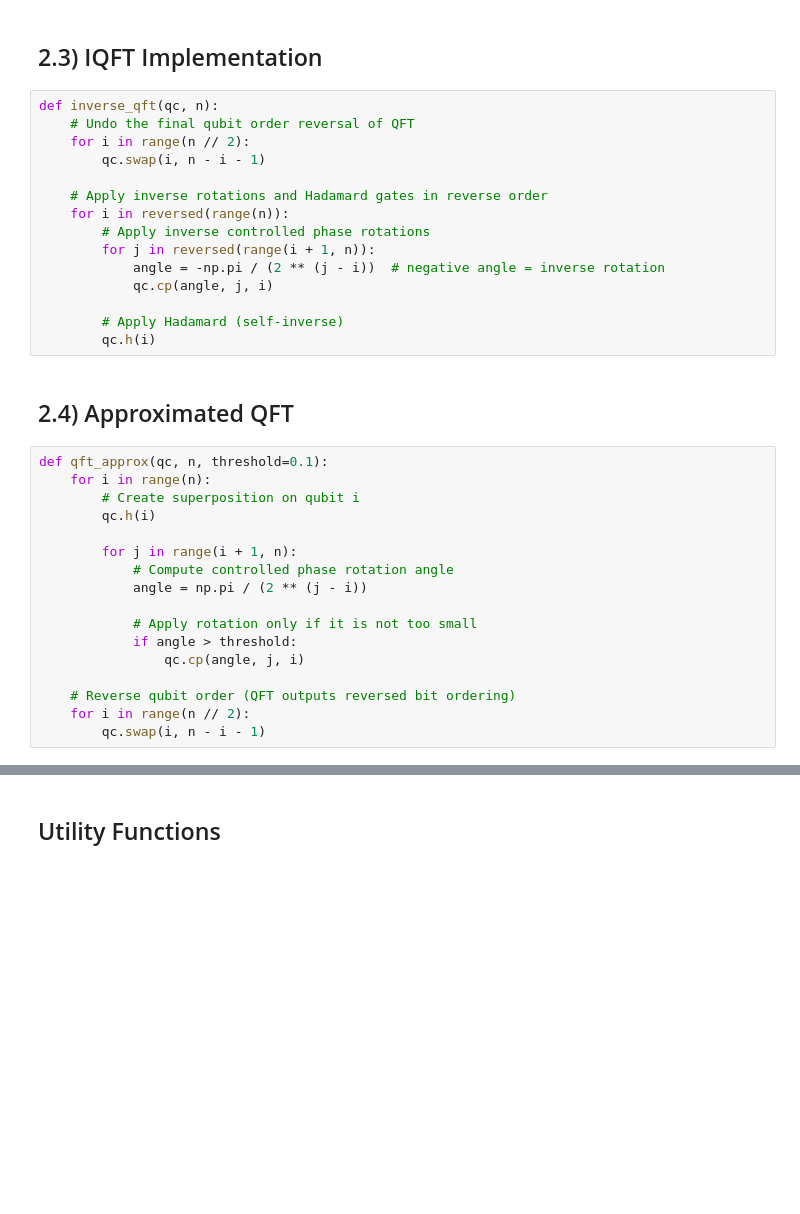
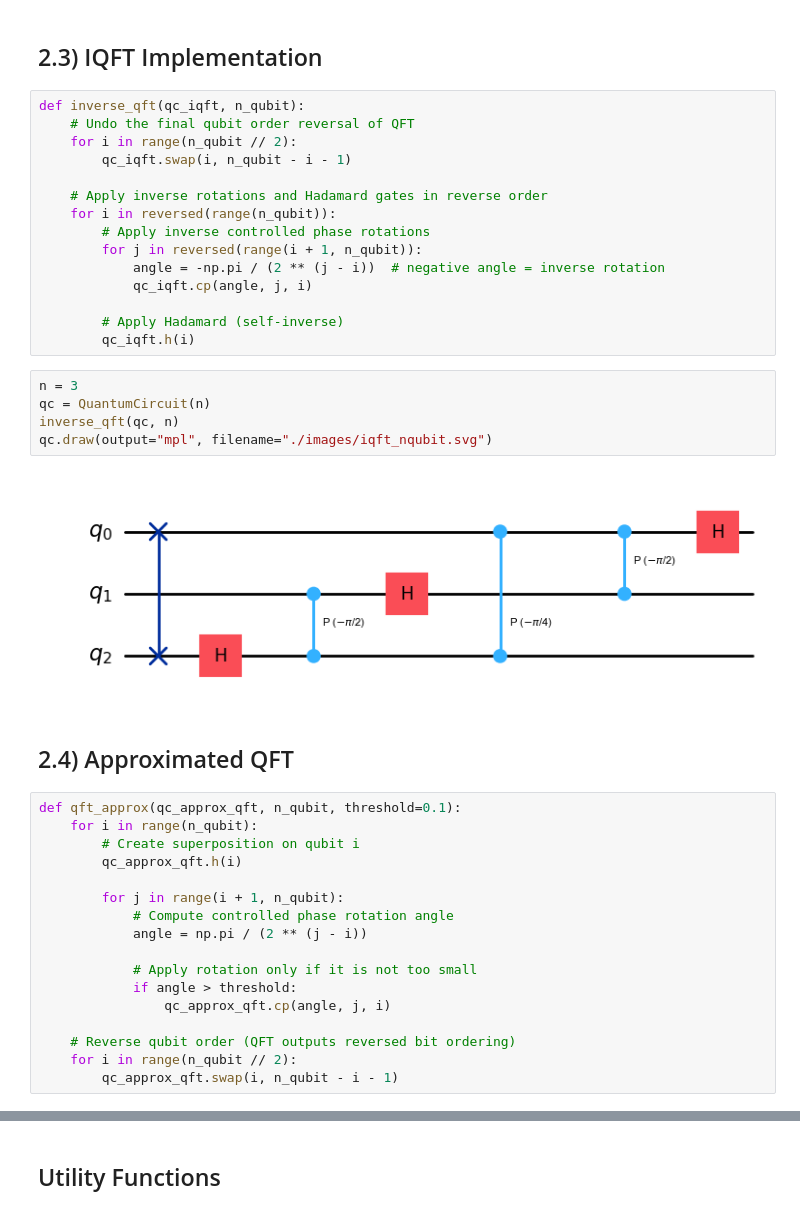
Before and after one commit to FurTh3r/QuantumFourierTransform, a Jupyter notebook: qft_notebook.ipynb, the cells around one changed output, grey strips where cells are left out. Cells and saved outputs as stored; diff of their text form; blank space fills up the shorter version.

```diff
--- a/qft_notebook.ipynb
+++ b/qft_notebook.ipynb
@@ -74,36 +161,43 @@ def qft(qc, n):
 # %% [markdown]
 ## 2.3) IQFT Implementation
 # %%
-def inverse_qft(qc, n):
+def inverse_qft(qc_iqft, n_qubit):
     # Undo the final qubit order reversal of QFT
-    for i in range(n // 2):
-        qc.swap(i, n - i - 1)
+    for i in range(n_qubit // 2):
+        qc_iqft.swap(i, n_qubit - i - 1)
 
     # Apply inverse rotations and Hadamard gates in reverse order
-    for i in reversed(range(n)):
+    for i in reversed(range(n_qubit)):
         # Apply inverse controlled phase rotations
-        for j in reversed(range(i + 1, n)):
+        for j in reversed(range(i + 1, n_qubit)):
             angle = -np.pi / (2 ** (j - i))  # negative angle = inverse rotation
-            qc.cp(angle, j, i)
+            qc_iqft.cp(angle, j, i)
 
         # Apply Hadamard (self-inverse)
-        qc.h(i)
+        qc_iqft.h(i)
+# %%
+n = 3
+qc = QuantumCircuit(n)
+inverse_qft(qc, n)
+qc.draw(output="mpl", filename="./images/iqft_nqubit.svg")
+# %% [output]
+[figure, added]
 # %% [markdown]
 ## 2.4) Approximated QFT
 # %%
-def qft_approx(qc, n, threshold=0.1):
-    for i in range(n):
+def qft_approx(qc_approx_qft, n_qubit, threshold=0.1):
+    for i in range(n_qubit):
         # Create superposition on qubit i
-        qc.h(i)
+        qc_approx_qft.h(i)
 
-        for j in range(i + 1, n):
+        for j in range(i + 1, n_qubit):
             # Compute controlled phase rotation angle
             angle = np.pi / (2 ** (j - i))
 
             # Apply rotation only if it is not too small
             if angle > threshold:
-                qc.cp(angle, j, i)
+                qc_approx_qft.cp(angle, j, i)
 
     # Reverse qubit order (QFT outputs reversed bit ordering)
-    for i in range(n // 2):
-        qc.swap(i, n - i - 1)
+    for i in range(n_qubit // 2):
+        qc_approx_qft.swap(i, n_qubit - i - 1)
```
Also changed, not shown: parts of 51 cells of this notebook, 1 other file.
